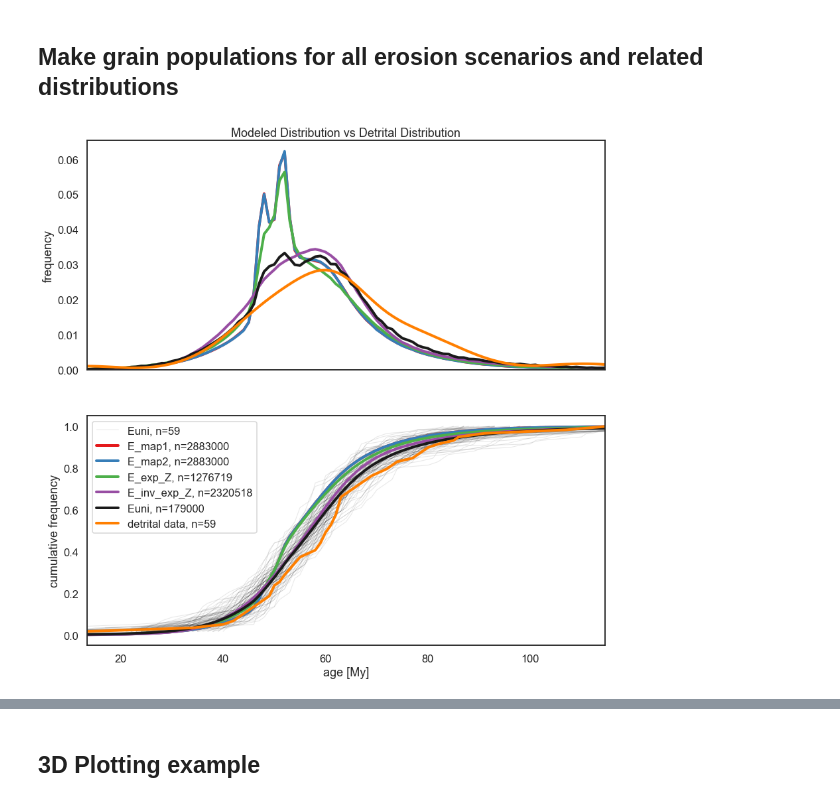
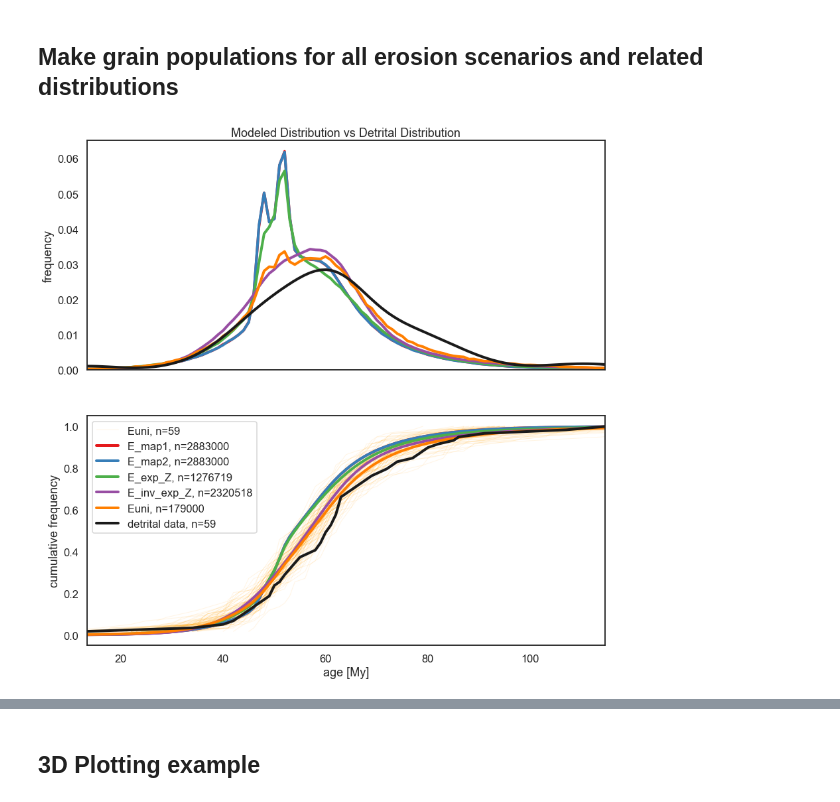
Before and after one commit to toddehlers/ESD_thermotrace, a Jupyter notebook: ESD_thermotrace.ipynb, the cells around one changed output, grey strips where cells are left out. Cells and saved outputs as stored; diff of their text form; code cells hidden in the pictures.

```diff
--- a/ESD_thermotrace.ipynb
+++ b/ESD_thermotrace.ipynb
@@ -729,46 +728,43 @@ ax1 = fig.add_subplot(gspec[0])
 color=iter(cm.Set1(np.linspace(0,1,9))) # np.linspace(0,1,len(scen_labels))
 for scen,df in dists.items():
     if scen != 'detrital data':
-        if scen == 'Euni':
-            c='k'
-        else:
-            c=next(color)
+        c=next(color)
         sns.lineplot(df.vals,df.hist_y,color=c,label='_nolegend_', ax=ax1, lw=4)
 
 # plot detrital data pdf
 sns.distplot(pops['detrital data'],hist=False,
-             kde_kws={'color':next(color),'linewidth':4},label='_nolegend_', ax=ax1)
+             kde_kws={'color':'k','linewidth':4},label='_nolegend_', ax=ax1)
 ax1.set(xlim=(dd.age.min(),dd.age.max()), ylabel='frequency', xlabel='', xticks=[],
         title='Modeled Distribution vs Detrital Distribution')
 
 # second row
 ax2 = fig.add_subplot(gspec[1])
 
 # plot all scenarios cdf, including 100 random subsamples of Euni
 for i in np.arange(100):
     pop1 = np.random.choice(pops['Euni'],len(dd))
     if i==0:
         dist1 = make_dists(pop1)
         sns.lineplot(dist1.vals,dist1.cdf_y,
-                     color='k', alpha=0.1, lw=1, ax=ax2, label='Euni, n='+str(len(dd)))
+                     color='orange', alpha=0.1, lw=1, ax=ax2, label='Euni, n='+str(len(dd)))
     else:
         dist1 = make_dists(pop1)
         sns.lineplot(dist1.vals, dist1.cdf_y,
-                     color='k', alpha=0.1, lw=1, ax=ax2, label='_nolegend_')
+                     color='orange', alpha=0.1, lw=1, ax=ax2, label='_nolegend_')
 
 color=iter(cm.Set1(np.linspace(0,1,9))) # np.linspace(0,1,len(scen_labels))
 for scen,df in dists.items():
-    if scen == 'Euni':
+    if scen == 'detrital data':
         c='k'
     else:
         c=next(color)
     sns.lineplot(df.vals,df.cdf_y,color=c,label=scen+', n='+str(df.valcount.sum()), ax=ax2, lw=4)
 
 ax2.set(xlim=(dd.age.min(),dd.age.max()), ylabel='cumulative frequency', xlabel='age [My]')
 ax2.legend()
 
 # save fig
 fig.savefig(opf+'/detrital_distributions.pdf', dpi=200)
 # %% [output]
-[figure, old version]
+[figure, new version]
 # %% [markdown]
```
Also changed, not shown: parts of 8 cells of this notebook, 8 other files.
